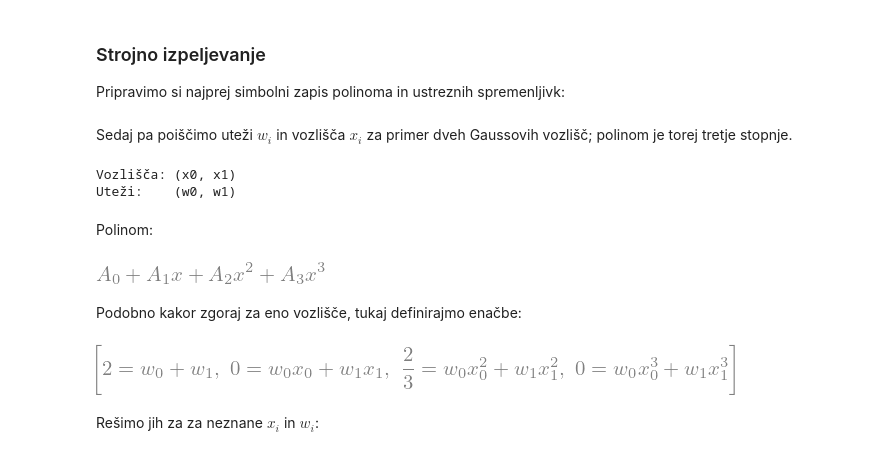
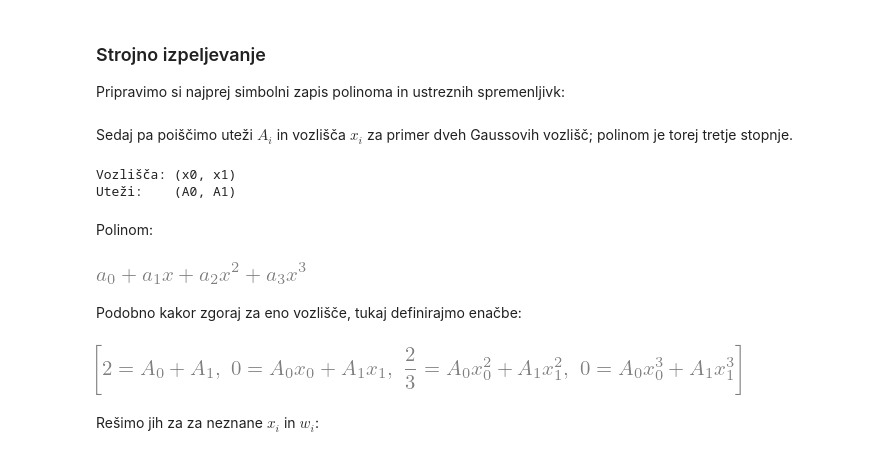
Before and after one commit to jankoslavic/pynm, a Jupyter notebook: notebooks/Predavanje 11 - Numerično integriranje.ipynb, the cells around one changed output. Drawn from its saved outputs; the diff is of its cells as text; code cells hidden in the pictures.

```diff
--- a/notebooks/Predavanje 11 - Numerično integriranje.ipynb
+++ b/notebooks/Predavanje 11 - Numerično integriranje.ipynb
@@ -859,8 +884,8 @@ V primeru standardnih mej je pri eni Gaussovi točki utež $w_0=2$ in $x_0=0$ vr
 # %% [markdown]
 Definirajmo simbole in nastavimo enačbo:
 # %%
-A0, A1, x, a, b, w0, x0 = sym.symbols('A0, A1, x, a, b, w0, x0') # simboli
-P1 = A0 + A1*x                                                   # linearni polinom
-eq = sym.Eq(P1.integrate((x, a, b)).expand(), w0*P1.subs(x, x0)) # teoretični integral = ocen z utežmi
+a_0, a_1, x, x_L, x_D, A_0, x_0 = sym.symbols('a_0, a_1, x, x_L, x_D, A_0, x_0') # simboli
+P1 = a_0 + a_1*x                                                   # linearni polinom
+eq = sym.Eq(P1.integrate((x, x_L, x_D)).expand(), A_0*P1.subs(x, x_0)) # teoretični integral = ocen z utežmi
 eq
 # %% [output]
@@ -890,37 +916,37 @@ Z dvema Gaussovima točkama/vozliščema točno izračunamo integral polinoma do
 ### Strojno izpeljevanje
 Pripravimo si najprej simbolni zapis polinoma in ustreznih spremenljivk:
 # %%
-def P_etc(n=1, A='A', x='x'):                       # n je stopnja polinoma
-    Ai = sym.symbols(f'{A}:{n+1}')  # seznam A_i
+def P_etc(n=1, a='a', x='x'):                       # n je stopnja polinoma
+    ai = sym.symbols(f'{a}:{n+1}')  # seznam a_i
     x = sym.symbols(x)                              # spremenljivka x
-    return Ai, x, sum([Ai[i]*x**i for i in range(n+1)])
+    return ai, x, sum([ai[i]*x**i for i in range(n+1)])
 # %% [markdown]
-Sedaj pa poiščimo uteži $w_i$ in vozlišča $x_i$ za primer dveh Gaussovih vozlišč; polinom je torej tretje stopnje.
+Sedaj pa poiščimo uteži $A_i$ in vozlišča $x_i$ za primer dveh Gaussovih vozlišč; polinom je torej tretje stopnje.
 # %%
 v = 2 # število vozlišč
-Ai, x, P = P_etc(n=2*v-1)
+ai, x, P = P_etc(n=2*v-1)
 xi = sym.symbols(f'x:{v}') # seznam x_i
-wi = sym.symbols(f'w:{v}') # seznam w_i
-print(f'Vozlišča: {xi}\nUteži:    {wi}')
+Ai = sym.symbols(f'A:{v}') # seznam w_i
+print(f'Vozlišča: {xi}\nUteži:    {Ai}')
 # %% [output]
 Vozlišča: (x0, x1)
-Uteži:    (w0, w1)
+Uteži:    (A0, A1)
 # %% [markdown]
 Polinom:
 # %%
 P
 # %% [output]
-[figure, old version]
+[figure, new version]
 # %% [markdown]
 Podobno kakor zgoraj za eno vozlišče, tukaj definirajmo enačbe:
 # %%
-eqs = [sym.Eq(P.integrate((x, -1, 1)).coeff(A_),\
-              sum([wi[i]*P.subs(x, xi[i]) \
-                   for i in range(v)]).expand().coeff(A_)) \
-       for A_ in Ai]
+eqs = [sym.Eq(P.integrate((x, -1, 1)).coeff(a_),\
+              sum([Ai[i]*P.subs(x, xi[i]) \
+                   for i in range(v)]).expand().coeff(a_)) \
+       for a_ in ai]
 eqs
 # %% [output]
-[figure, old version]
+[figure, new version]
 # %% [markdown]
 Rešimo jih za za neznane $x_i$ in $w_i$:
 # %%
```
Also changed, not shown: parts of 21 cells of this notebook.
